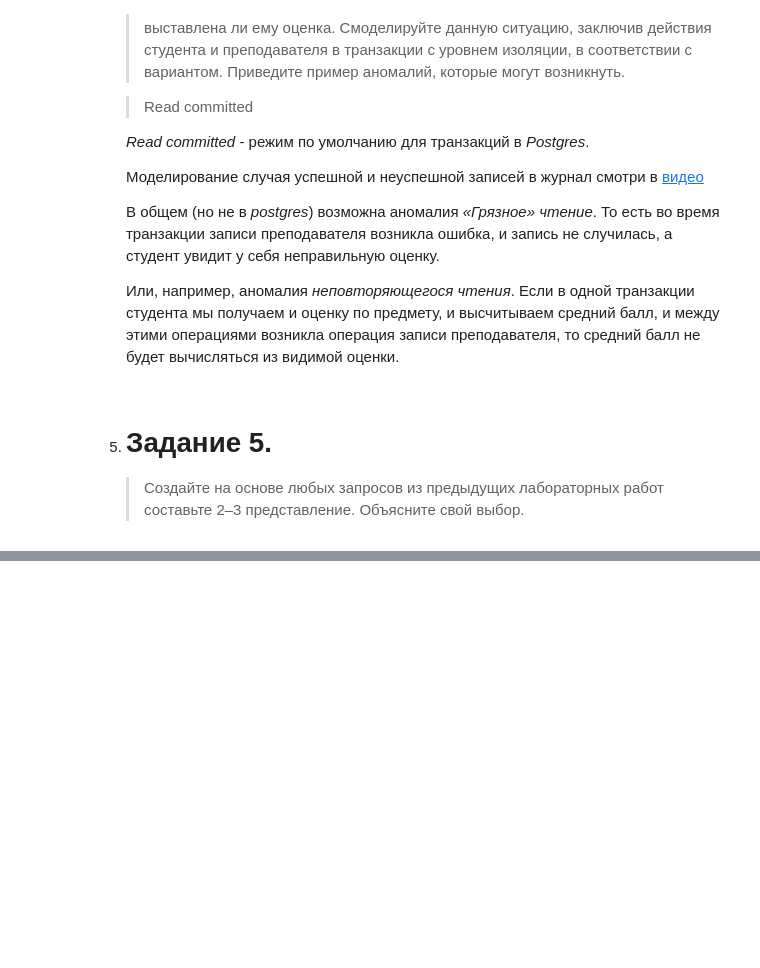
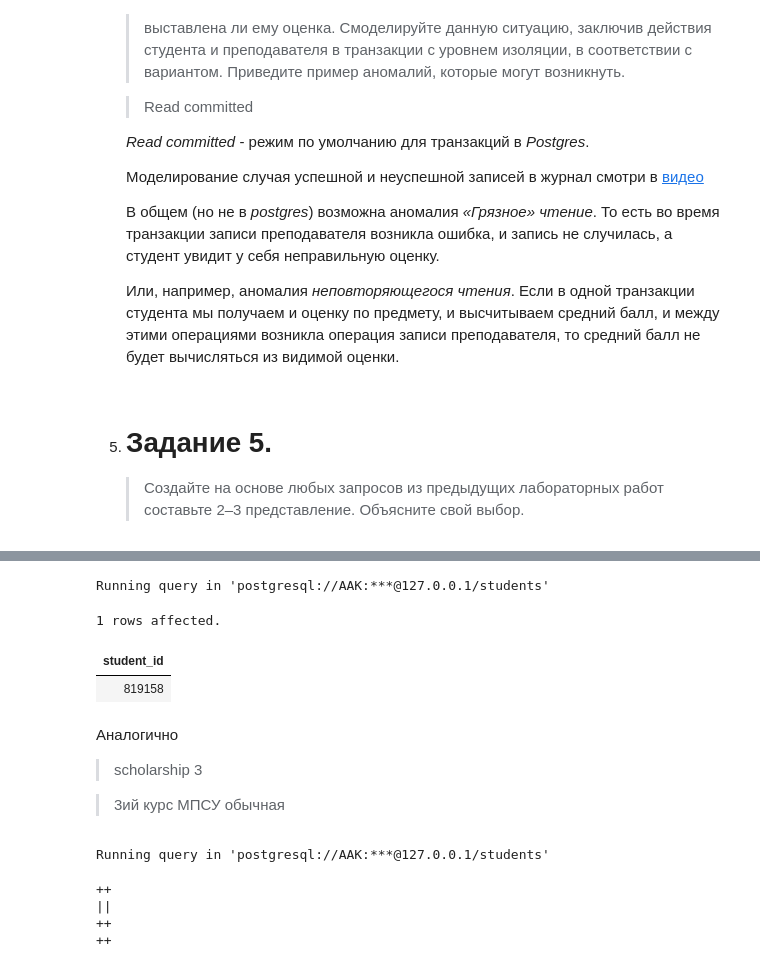
Before and after one commit to BROsandr/database_course, a Jupyter notebook: lab6/task.ipynb, the cells around one changed output, grey strips where cells are left out. Saved outputs shown, nothing was run; the diff lists cells and outputs as text; code cells hidden in the pictures; blank space fills up the shorter version.

```diff
--- a/lab6/task.ipynb
+++ b/lab6/task.ipynb
@@ -265,0 +358,46 @@ Running query in 'postgresql://AAK:***@127.0.0.1/students'
+# %%
+%%sql
+  SELECT  s.student_id
+  FROM scholarship_MPSU2 AS s
+  GROUP BY s.student_id
+  HAVING 4 = ANY (
+    SELECT field_comprehension.mark
+      FROM field_comprehension
+      WHERE field_comprehension.student_id = s.student_id
+  )
+# %% [output]
+Running query in 'postgresql://AAK:***@127.0.0.1/students'
+1 rows affected.
+| student_id |
+| 819158 |
+# %% [markdown]
+Аналогично
+
+> scholarship 3
+
+> 3ий курс МПСУ обычная
+# %%
+%%sql
+CREATE VIEW scholarship_MPSU3 AS
+  SELECT  s.student_id,
+        s.surname,
+        s.name,
+        s.patronymic,
+        s.students_group_number
+  FROM student AS s
+  INNER JOIN students_group
+    ON s.students_group_number = students_group.students_group_number
+  INNER JOIN field_comprehension
+    ON s.student_id = field_comprehension.student_id
+  WHERE s.student_id NOT IN (
+    SELECT field_comprehension.student_id
+      FROM field_comprehension
+      WHERE field_comprehension.mark IN (2, 3)
+  ) AND students_group.structural_unit_number = 1                           -- MPSU
+    AND s.students_group_number ~ '-3'                                      -- second year
+# %% [output]
+Running query in 'postgresql://AAK:***@127.0.0.1/students'
+++
+||
+++
+++
```
Also changed, not shown: parts of 4 cells of this notebook.
